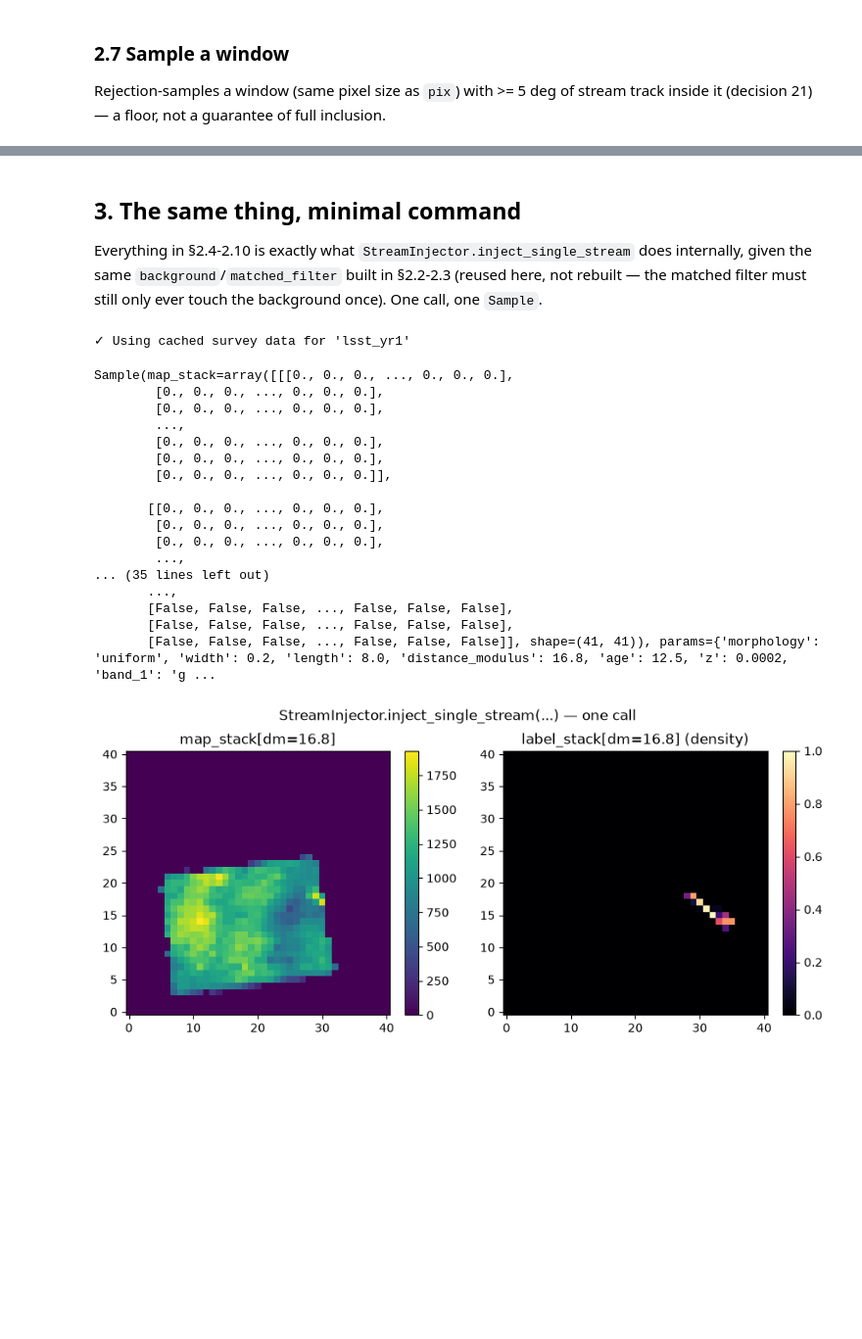
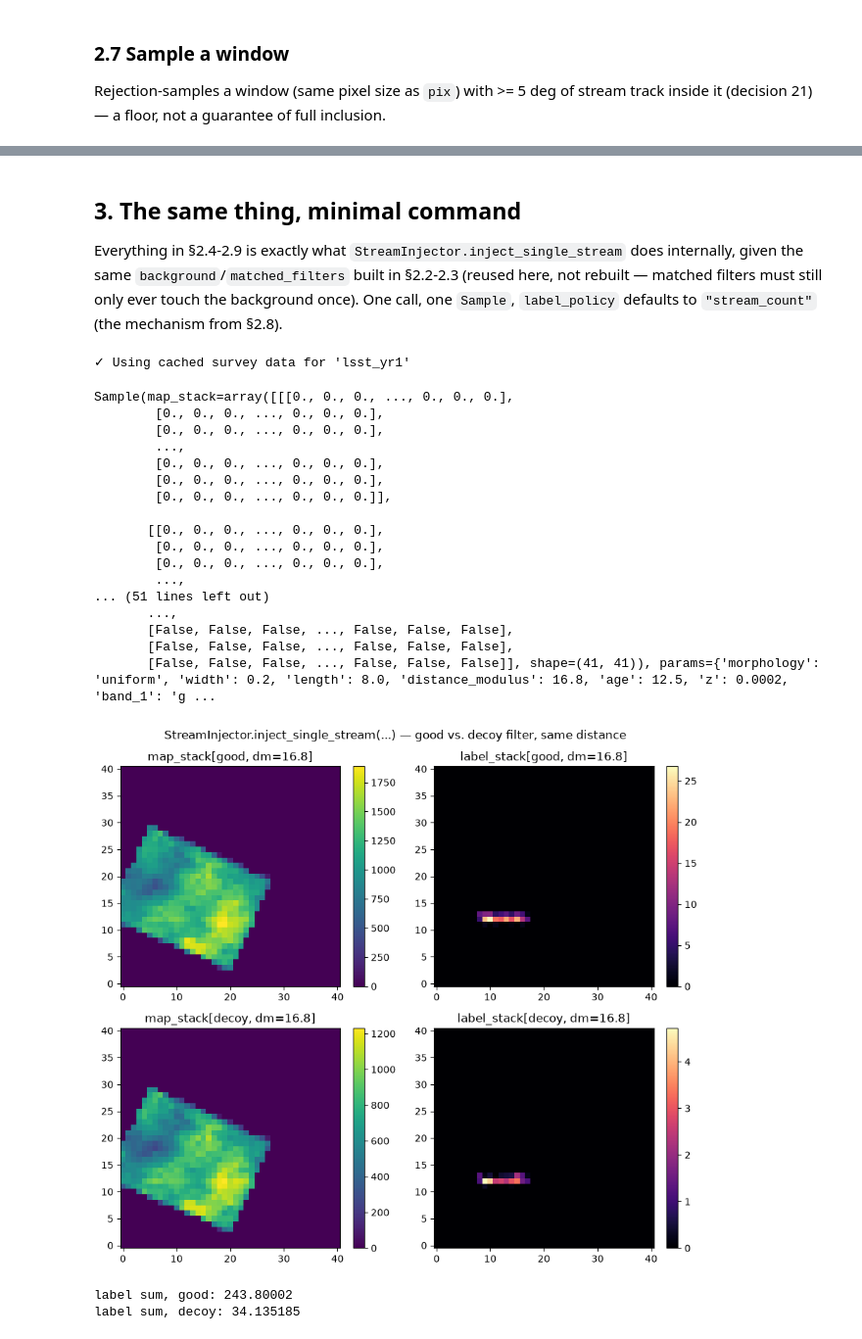
Before and after one commit to MatthieuPE/streamgoggles, a Jupyter notebook: notebooks/create_data.ipynb, the cells around one changed output, grey strips where cells are left out. Shown at 98% size. Cells and saved outputs as stored; diff of their text form; code cells hidden in the pictures; blank space fills up the shorter version.

```diff
--- a/notebooks/create_data.ipynb
+++ b/notebooks/create_data.ipynb
@@ -197,7 +227,7 @@ background = Background.load_or_cache(
     study_region=study_region,
     cuts=cuts,
     clipping=clipping_cfg,
-    matched_filter=matched_filter,
+    matched_filters=matched_filters,
     bands=matched_filter_cfg["bands"],
     distance_moduli=matched_filter_cfg["distance_moduli"],
     finalize_cfg=background_cfg["finalize"],
@@ -205,10 +235,11 @@ background = Background.load_or_cache(
     pix=pix,
     survey=background_cfg["survey"],
     release=background_cfg["release"],
-    filter_config=matched_filter_cfg["reference_isochrone"],
+    filter_configs=filters_cfg,
 )
 print(f"background catalog: {len(background.catalog)} stars (after cuts+clipping)")
 print(f"footprint: {background.footprint.sum()} / {len(background.footprint)} HEALPix pixels valid")
+print(f"cached filters: {list(background.raw_map_full_dict)}")
 # %% [output]
 Loading survey data for 'lsst_yr1'...
   Loading config from: lsst_yr1.yaml
@@ -467,14 +486,15 @@ Sample(map_stack=array([[[0., 0., 0., ..., 0., 0., 0.],
 # %% [markdown]
 ## 3. The same thing, minimal command
 
-Everything in §2.4-2.10 is exactly what `StreamInjector.inject_single_stream`
-does internally, given the same `background`/`matched_filter` built in
-§2.2-2.3 (reused here, not rebuilt — the matched filter must still only ever
-touch the background once). One call, one `Sample`.
+Everything in §2.4-2.9 is exactly what `StreamInjector.inject_single_stream`
+does internally, given the same `background`/`matched_filters` built in
+§2.2-2.3 (reused here, not rebuilt — matched filters must still only ever
+touch the background once). One call, one `Sample`, `label_policy` defaults
+to `"stream_count"` (the mechanism from §2.8).
 # %%
 injector = StreamInjector(
     background=background,
-    matched_filter=matched_filter,
+    matched_filters=matched_filters,
     stream_source=StreamObsSource(),
     cuts=cuts,
     clipping=clipping_cfg,
@@ -483,8 +503,6 @@ injector = StreamInjector(
     release=background_cfg["release"],
     bands=tuple(matched_filter_cfg["bands"]),
     richness_kind=richness_kind,
-    label_policy=label_cfg["policy"],
-    label_config=label_cfg,
     finalize_cfg=background_cfg["finalize"],
 )
 
@@ -507,32 +525,41 @@ Sample(map_stack=array([[[0., 0., 0., ..., 0., 0., 0.],
         [0., 0., 0., ..., 0., 0., 0.],
         [0., 0., 0., ..., 0., 0., 0.],
         ...,
-... (35 lines left out)
+... (51 lines left out)
        ...,
        [False, False, False, ..., False, False, False],
        [False, False, False, ..., False, False, False],
        [False, False, False, ..., False, False, False]], shape=(41, 41)), params={'morphology': 'uniform', 'width': 0.2, 'length': 8.0, 'distance_modulus': 16.8, 'age': 12.5, 'z': 0.0002, 'band_1': 'g ...
 # %%
-# Pick whichever trial-distance channel is closest to the stream's own true
-# distance_modulus, from matched_filter_cfg -- not a hardcoded index/value,
-# so this stays correct if either config dict above changes.
-dm_index = int(
-    np.argmin(np.abs(np.array(matched_filter_cfg["distance_moduli"]) - stream_cfg["distance_modulus"]))
+# Pick whichever trial distance is closest to the stream's own true
+# distance_modulus, from matched_filter_cfg -- not a hardcoded value, so
+# this stays correct if either config dict above changes.
+channels_minimal = sample_minimal.metadata["channels"]
+closest_dm = min(
+    matched_filter_cfg["distance_moduli"],
+    key=lambda d: abs(d - stream_cfg["distance_modulus"]),
 )
-shown_dm = matched_filter_cfg["distance_moduli"][dm_index]
+good_idx = channels_minimal.index({"filter": "good", "distance_modulus": closest_dm})
+decoy_idx = channels_minimal.index({"filter": "decoy", "distance_modulus": closest_dm})
 
-fig, axes = plt.subplots(1, 2, figsize=(9, 4))
-im0 = axes[0].imshow(sample_minimal.map_stack[dm_index], origin="lower", cmap="viridis")
-axes[0].set_title(f"map_stack[dm={shown_dm}]")
-plt.colorbar(im0, ax=axes[0], fraction=0.046)
-im1 = axes[1].imshow(sample_minimal.label_stack[dm_index], origin="lower", cmap="magma")
-axes[1].set_title(f"label_stack[dm={shown_dm}] ({label_cfg['policy']})")
-plt.colorbar(im1, ax=axes[1], fraction=0.046)
-fig.suptitle("StreamInjector.inject_single_stream(...) — one call")
+fig, axes = plt.subplots(2, 2, figsize=(9, 8))
+for row, (name, idx) in enumerate([("good", good_idx), ("decoy", decoy_idx)]):
+    im0 = axes[row, 0].imshow(sample_minimal.map_stack[idx], origin="lower", cmap="viridis")
+    axes[row, 0].set_title(f"map_stack[{name}, dm={closest_dm}]")
+    plt.colorbar(im0, ax=axes[row, 0], fraction=0.046)
+    im1 = axes[row, 1].imshow(sample_minimal.label_stack[idx], origin="lower", cmap="magma")
+    axes[row, 1].set_title(f"label_stack[{name}, dm={closest_dm}]")
+    plt.colorbar(im1, ax=axes[row, 1], fraction=0.046)
+fig.suptitle("StreamInjector.inject_single_stream(...) — good vs. decoy filter, same distance")
 plt.tight_layout()
 plt.show()
+
+print("label sum, good:", sample_minimal.label_stack[good_idx].sum())
+print("label sum, decoy:", sample_minimal.label_stack[decoy_idx].sum())
 # %% [output]
-[figure, old version]
+[figure, new version]
+label sum, good: 243.80002
+label sum, decoy: 34.135185
 # %% [markdown]
 ### 3.1 Pure background (no stream)
 
```
Also changed, not shown: parts of 25 cells of this notebook, 6 other files.
